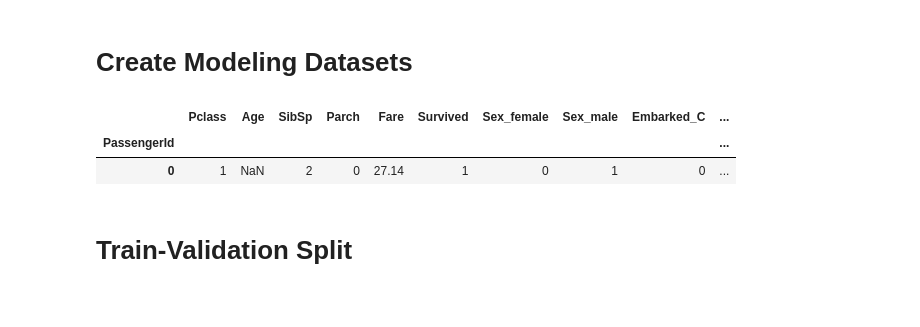
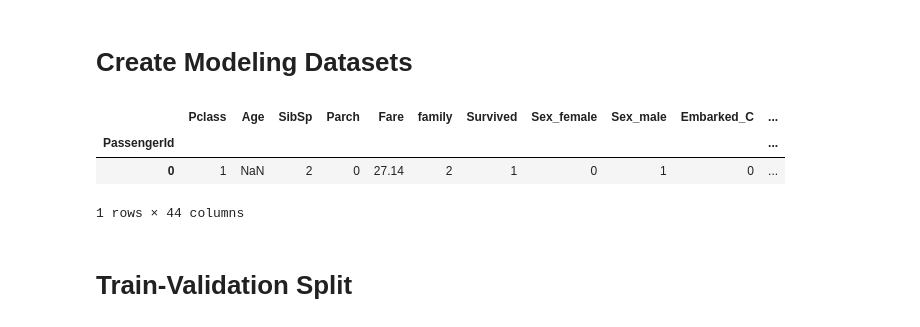
Before and after one commit to aarontrefler/kaggle-projects, a Jupyter notebook: tabular-playground-april-21/working/2.0-modelling-xgboost.ipynb, the cells around one changed output. Cells and saved outputs as stored; diff of their text form; code cells hidden in the pictures.

```diff
--- a/tabular-playground-april-21/working/2.0-modelling-xgboost.ipynb
+++ b/tabular-playground-april-21/working/2.0-modelling-xgboost.ipynb
@@ -41,20 +43,22 @@ memory usage: 6.9+ MB
 # %%
 def format_dataset(pd_df):
     dataset_cols = [
+        'Sex',
+        'Embarked',
         'Pclass',
-        'Sex',
         'Age',
         'SibSp',
         'Parch',
         'Fare',
-        'Embarked',
+        'family',
+        'ticket_type',
         'Survived']
 
     return pd_df.loc[:, [col for col in dataset_cols if col in pd_df.columns]]
 
 
 def one_hot_encode(pd_df):
-    pd_df = pd.get_dummies(pd_df, columns=['Sex', 'Embarked'], dummy_na=True)
+    pd_df = pd.get_dummies(pd_df, columns=['Sex', 'Embarked', 'ticket_type'], dummy_na=True)
     pd_df = pd_df.drop('Sex_nan', axis=1)  # no null values exist in training or test set
 
     return pd_df
@@ -66,11 +70,12 @@ pd_model_test = (pd_clean_test
     .pipe(format_dataset)
     .pipe(one_hot_encode))
 # %%
-pd_model.head(1)
+pd_model_train.head(1)
 # %% [output]
-|  | Pclass | Age | SibSp | Parch | Fare | Survived | Sex_female | Sex_male | Embarked_C | ... |
-| PassengerId |  |  |  |  |  |  |  |  |  | ... |
-| 0 | 1 | NaN | 2 | 0 | 27.14 | 1 | 0 | 1 | 0 | ... |
+|  | Pclass | Age | SibSp | Parch | Fare | family | Survived | Sex_female | Sex_male | Embarked_C | ... |
+| PassengerId |  |  |  |  |  |  |  |  |  |  | ... |
+| 0 | 1 | NaN | 2 | 0 | 27.14 | 2 | 1 | 0 | 1 | 0 | ... |
+1 rows × 44 columns
 # %% [markdown]
 # Train-Validation Split
 # %%
```
Also changed, not shown: parts of 8 cells of this notebook, 3 other files.
